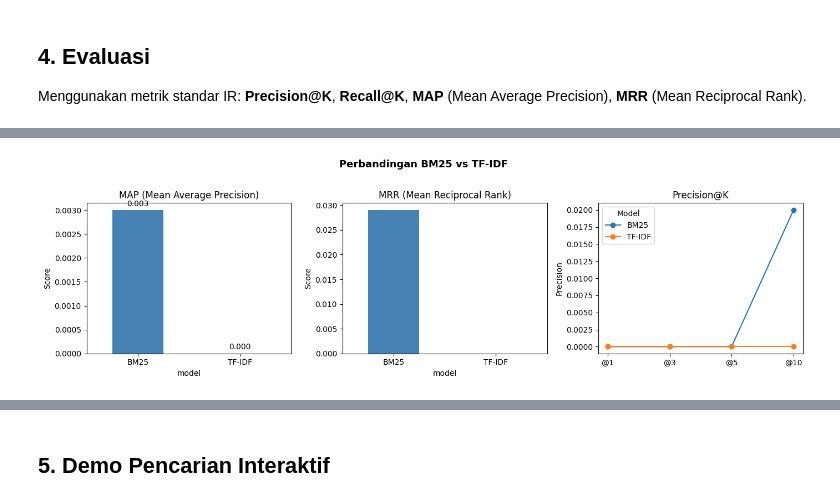
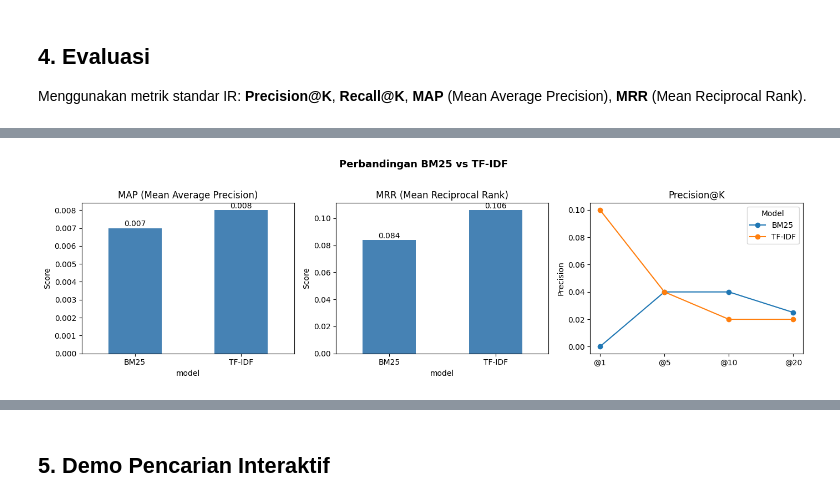
Before and after one commit to liantarill/job-posting-ir, a Jupyter notebook: IR_Job_Posting.ipynb, the cells around one changed output, grey strips where cells are left out. Drawn from its saved outputs; the diff is of its cells as text; code cells hidden in the pictures.

```diff
--- a/IR_Job_Posting.ipynb
+++ b/IR_Job_Posting.ipynb
@@ -38,9 +36,10 @@ print('✓ Library berhasil di-import')
 # %%
-from google.colab import drive
-drive.mount('/content/drive')
+# from google.colab import drive
+# drive.mount('/content/drive')
 
-df = pd.read_csv('/content/drive/MyDrive/Dataset/Job Posting.csv',
+df = pd.read_csv('dataset/Job Posting.csv',
     encoding='latin1')
+
 
 print(f'Shape: {df.shape}')
 print(f'Kolom: {df.columns.tolist()}')
@@ -411,5 +458,5 @@ print('✓ Fungsi metrik evaluasi siap')
 # %%
-K_VALUES = [1, 3, 5, 10]
+K_VALUES = [1, 5, 10, 20]
 results = []
 
 for eq in eval_queries:
@@ -466,35 +521,38 @@ TF-IDF  0.000  0.000       0.0       0.0       0.0       0.00       0.0       0.
 # Visualisasi perbandingan metrik
 fig, axes = plt.subplots(1, 3, figsize=(14, 4))
 
 # MAP
 summary[['MAP']].plot(kind='bar', ax=axes[0], color=['steelblue', 'coral'], legend=False)
 axes[0].set_title('MAP (Mean Average Precision)')
 axes[0].set_ylabel('Score')
 axes[0].set_xticklabels(summary.index, rotation=0)
 for bar in axes[0].patches:
-    axes[0].text(bar.get_x() + bar.get_width()/2, bar.get_height() + 0.00005,
+    axes[0].text(bar.get_x() + bar.get_width()/2, bar.get_height() + 0.000005,
                  f'{bar.get_height():.3f}', ha='center', va='bottom', fontsize=10)
 
 # MRR
 summary[['MRR']].plot(kind='bar', ax=axes[1], color=['steelblue', 'coral'], legend=False)
 axes[1].set_title('MRR (Mean Reciprocal Rank)')
 axes[1].set_ylabel('Score')
 axes[1].set_xticklabels(summary.index, rotation=0)
+for bar in axes[1].patches:
+    axes[1].text(bar.get_x() + bar.get_width()/2, bar.get_height() + 0.00005,
+                 f'{bar.get_height():.3f}', ha='center', va='bottom', fontsize=10)
 
 # Precision@K
 p_cols = [f'mean_P@{k}' for k in K_VALUES]
 summary[p_cols].T.plot(kind='line', ax=axes[2], marker='o')
 axes[2].set_title('Precision@K')
 axes[2].set_ylabel('Precision')
 axes[2].set_xticks(range(len(K_VALUES)))
 axes[2].set_xticklabels([f'@{k}' for k in K_VALUES])
 axes[2].legend(title='Model')
 
 plt.suptitle('Perbandingan BM25 vs TF-IDF', fontsize=13, fontweight='bold', y=1.02)
 plt.tight_layout()
 plt.show()
 # %% [output]
-[figure, old version]
+[figure, new version]
 # %%
 # Heatmap per-query AP
 pivot = results_df.pivot(index='query', columns='model', values='AP')
```
Also changed, not shown: parts of 13 cells of this notebook.
